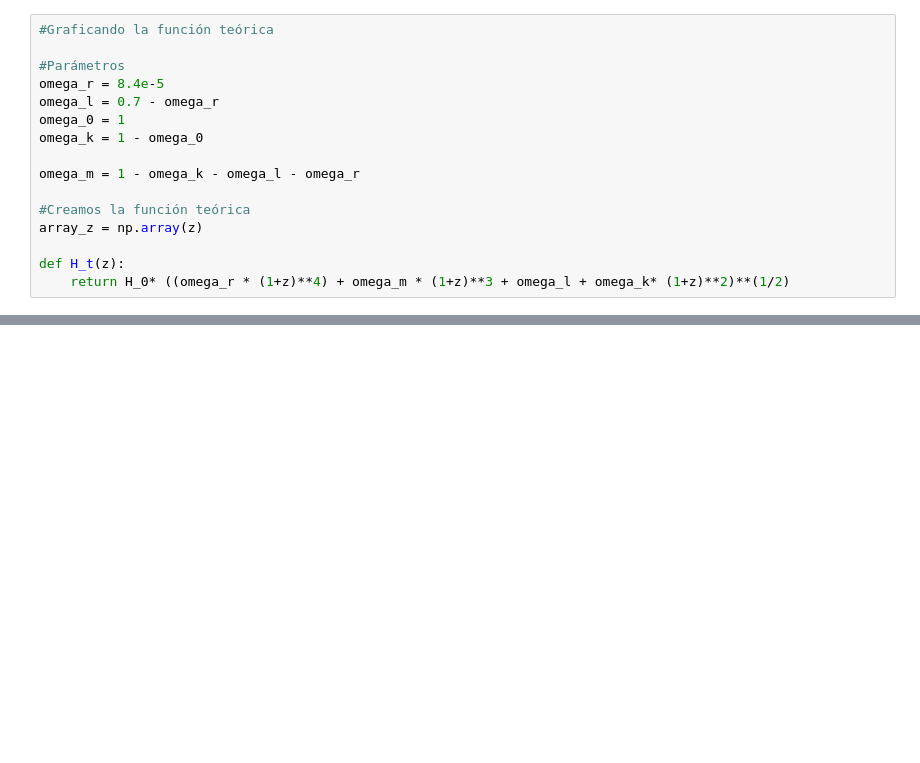
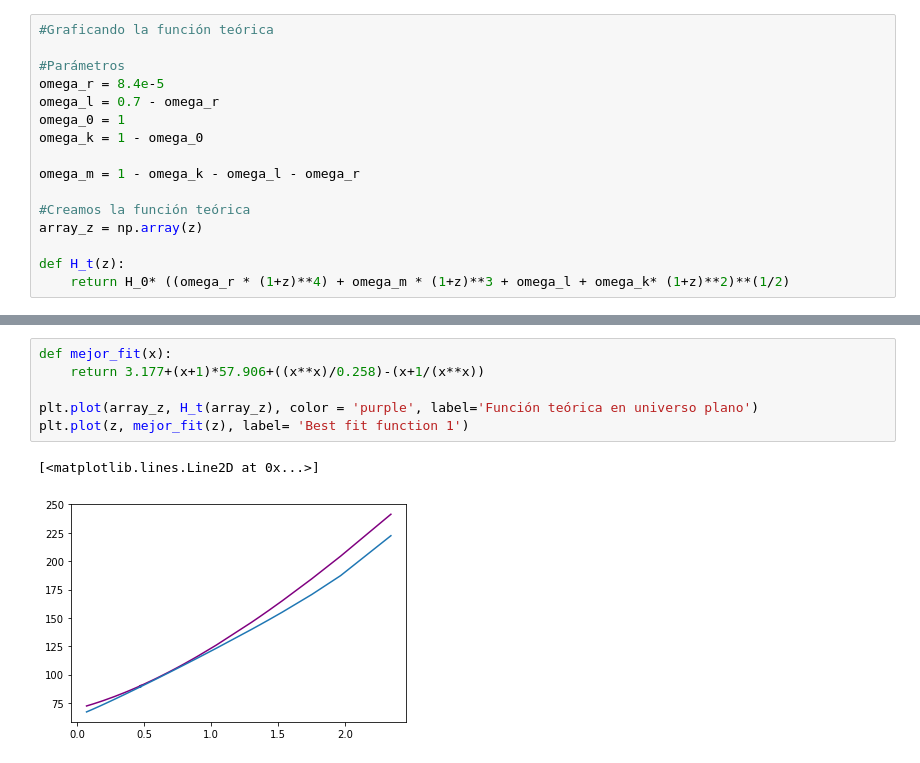
Before and after one commit to AntoCist/Practica_de_verano_2024, a Jupyter notebook: GA.ipynb, the cells around one changed output, grey strips where cells are left out. Cells and saved outputs as stored; diff of their text form; blank space fills up the shorter version.

```diff
--- a/GA.ipynb
+++ b/GA.ipynb
@@ -517,0 +448,9 @@ plt.show()
+# %%
+def mejor_fit(x):
+    return 3.177+(x+1)*57.906+((x**x)/0.258)-(x+1/(x**x))
+
+plt.plot(array_z, H_t(array_z), color = 'purple', label='Función teórica en universo plano')
+plt.plot(z, mejor_fit(z), label= 'Best fit function 1')
+# %% [output]
+[<matplotlib.lines.Line2D at 0x...>]
+[figure, added]
```
Also changed, not shown: parts of 10 cells of this notebook.
